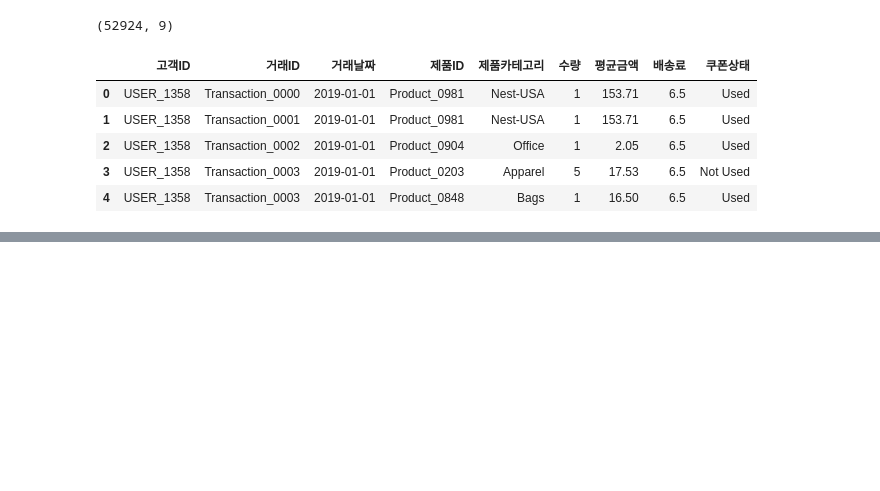
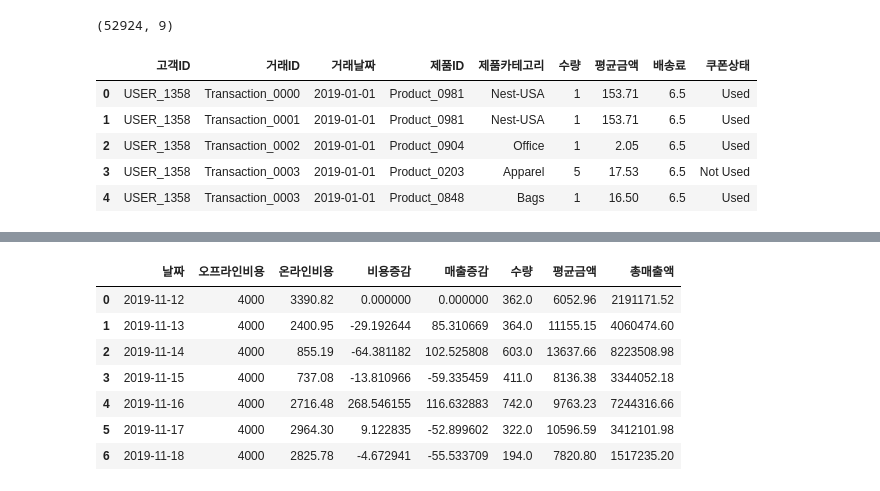
Before and after one commit to Randy-archive/ecommerce_seg, a Jupyter notebook: 랜디_Randy.ipynb, the cells around one changed output, grey strips where cells are left out. Saved outputs shown, nothing was run; the diff lists cells and outputs as text; code cells hidden in the pictures; blank space fills up the shorter version.

```diff
--- a/랜디_Randy.ipynb
+++ b/랜디_Randy.ipynb
@@ -120,6 +158,8 @@ tax.head()
 따라서 오프라인 비용이 동일할 때, 온라인 비용이 증가하고 감소함에 따라 매출액에는 어떤 변화가 있는지 살펴보도록 하겠습니다.
 # %%
 classified_bills = []
+standard = 0
+tmp = pd.DataFrame()
 '''
 오프라인 비용이 똑같은 기간을 하나의 DataFrame으로 구성해서,
 classified_bills 리스트에 각각의 DataFrame으로 저장하려고 합니다.
@@ -132,19 +172,53 @@ classified_bills 리스트에 각각의 DataFrame으로 저장하려고 합니
 날짜가 연속적일때만 하나의 DataFrame으로 삽입되며,
 오프라인비용이 같다 할지라도 날짜가 연속적이지 않을 경우
 별도의 DataFrame으로 구성합니다.
+
+또한 onlinesales DataFrame에서 수량과 평균금액을 곱하여 그 날의 총 매출액을 구해
+DataFrame에 삽입해주도록 하겠습니다
 '''
 
-standard = 0
-tmp = pd.DataFrame()
+# 그 날의 판매수량, 평균금액, 이 둘을 곱한 총매출액을 구하는 함수
+def calculate_sales(date):
+    daily_sales = onlinesales[onlinesales['거래날짜'] == date]
+
+    return daily_sales['수량'].sum(), \
+        daily_sales['평균금액'].sum(), \
+        daily_sales['수량'].sum() * daily_sales['평균금액'].sum()
+
+# 당일의 온라인 비용과 전일의 온라인 비용을 전달받아
+# 전일 대비 비용의 증감률을 반환하는 함수
+def calculate_ratio(df):
+    row['비용증감'] = 0
+    row['매출증감'] = 0
+    for idx in range(1, len(df)):
+        prev_cost = df.iloc[idx - 1]['온라인비용']
+        prev_sales = df.iloc[idx - 1]['총매출액']
+        df.loc[idx, '비용증감'] = ((df.loc[idx, '온라인비용'] / prev_cost) - 1) * 100
+        df.loc[idx, '매출증감'] = ((df.loc[idx, '총매출액'] / prev_sales) - 1) * 100
+    return df
+
 for idx, row in marketing.iterrows():
-
-    if row['오프라인비용'] == marketing.loc[standard, '오프라인비용']:
-        tmp = pd.concat([tmp, pd.DataFrame([row])], ignore_index=True)
-    else:
-        standard = idx
-        classified_bills.append(tmp)
-        tmp = pd.DataFrame()
+    # 오프라인비용이 같을 땐 하나의 DataFrame으로 설정
+    if row['오프라인비용'] == marketing.loc[standard]['오프라인비용']:
         tmp = pd.concat([tmp, pd.DataFrame([row])], ignore_index=True)
 
-classified_bills
+    # 오프라인비용이 달라지면 기존의 DataFrame을 classified_bills에 추가
+    else:
+        for date in tmp['날짜']:
+            count, sum_price, total_sales = calculate_sales(date)
+            tmp.loc[tmp['날짜'] == date, ['수량', '평균금액', '총매출액']] = count, sum_price, total_sales
+        tmp = calculate_ratio(tmp)
+        classified_bills.append(tmp)
+
+        # 초기화
+        standard = idx
+        tmp = pd.DataFrame([row])
+
+# 마지막 그룹 처리
+if not tmp.empty:
+    for date in tmp['날짜']:
+        count, sum_price, total_sales = calculate_sales(date)
+        tmp.loc[tmp['날짜'] == date, ['수량', '평균금액', '총매출액']] = count, sum_price, total_sales
+    tmp = calculate_ratio(tmp)
+    classified_bills.append(tmp)
 # %% [output]
@@ -167,0 +225,8 @@ classified_bills
+|  | 날짜 | 오프라인비용 | 온라인비용 | 비용증감 | 매출증감 | 수량 | 평균금액 | 총매출액 |
+| 0 | 2019-11-12 | 4000 | 3390.82 | 0.000000 | 0.000000 | 362.0 | 6052.96 | 2191171.52 |
+| 1 | 2019-11-13 | 4000 | 2400.95 | -29.192644 | 85.310669 | 364.0 | 11155.15 | 4060474.60 |
+| 2 | 2019-11-14 | 4000 | 855.19 | -64.381182 | 102.525808 | 603.0 | 13637.66 | 8223508.98 |
+| 3 | 2019-11-15 | 4000 | 737.08 | -13.810966 | -59.335459 | 411.0 | 8136.38 | 3344052.18 |
+| 4 | 2019-11-16 | 4000 | 2716.48 | 268.546155 | 116.632883 | 742.0 | 9763.23 | 7244316.66 |
+| 5 | 2019-11-17 | 4000 | 2964.30 | 9.122835 | -52.899602 | 322.0 | 10596.59 | 3412101.98 |
+| 6 | 2019-11-18 | 4000 | 2825.78 | -4.672941 | -55.533709 | 194.0 | 7820.80 | 1517235.20 |
```
Also changed, not shown: parts of 12 cells of this notebook.
